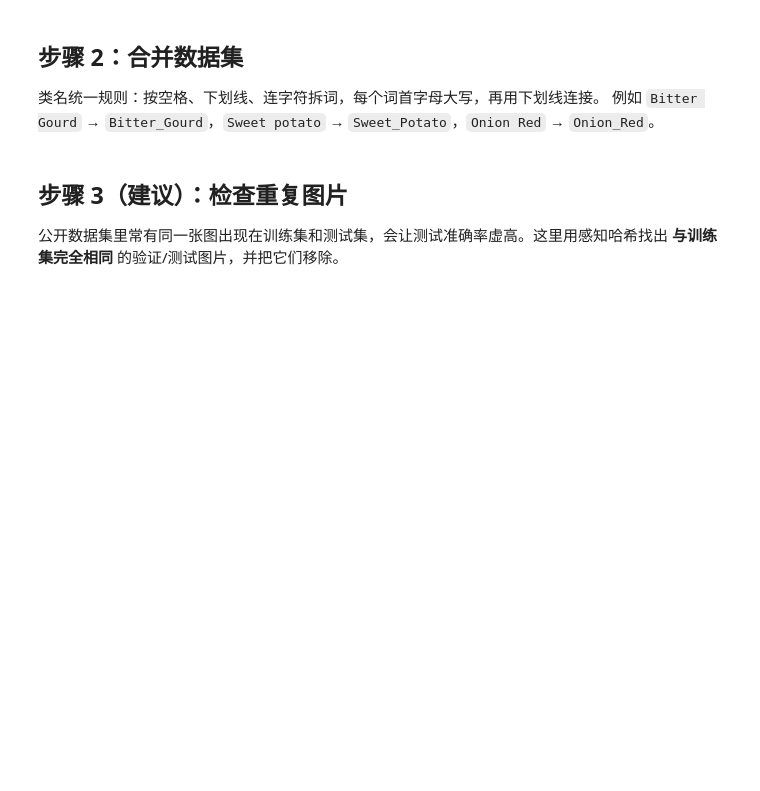
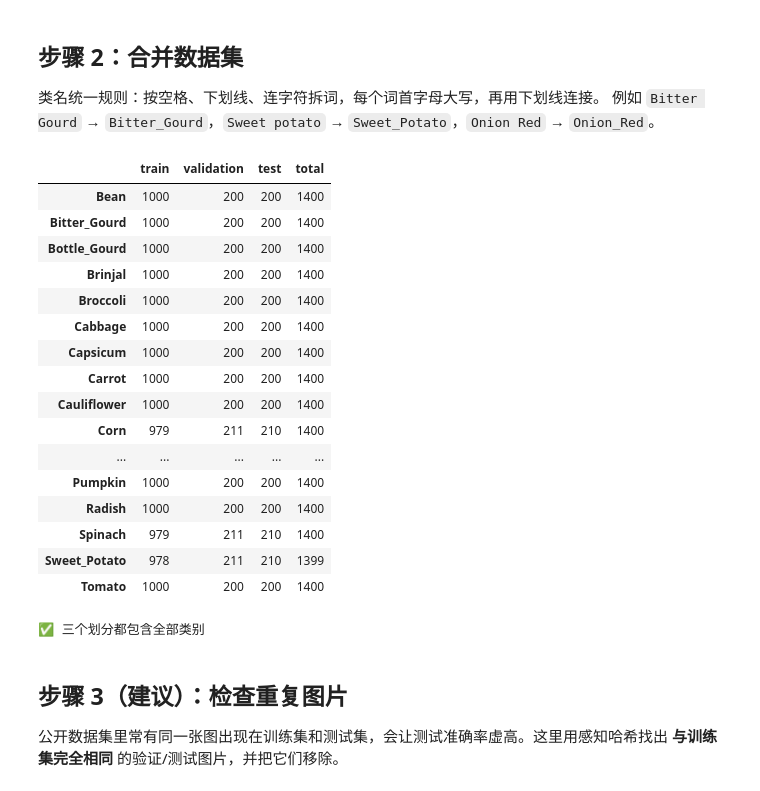
Before and after one commit to icey-alt/VeggieLens, a Jupyter notebook: ml/train_veggielens.ipynb, the cells around one changed output. Saved outputs shown, nothing was run; the diff lists cells and outputs as text; code cells hidden in the pictures; blank space fills up the shorter version.

```diff
--- a/ml/train_veggielens.ipynb
+++ b/ml/train_veggielens.ipynb
@@ -28,5 +35,10 @@ assert sys.version_info[:2] <= (3, 11), (
 # %%
-# 安装依赖。若环境里已预装更新版本的 TensorFlow，这一步会降级它，装完后请重启内核再继续。
-!pip install -q mediapipe-model-maker imagehash scikit-learn matplotlib pandas
+# 依赖都装在 conda 环境 tf216 里，这里确认当前内核用的是那个环境
+import importlib.util
+
+missing = [m for m in ["mediapipe_model_maker", "imagehash"] if importlib.util.find_spec(m) is None]
+assert not missing, (
+    f"当前环境缺少 {missing}：请用 conda 环境 tf216 运行；缺 imagehash 就在 tf216 里运行 pip install imagehash"
+)
 # %%
 import tensorflow as tf
@@ -82,10 +120,24 @@ APP_CLASSES = [
 ]
 OTHER_CLASS = "Other"
 # %%
-# 查看目录：确认 DATA_SOURCES 里的路径和子目录名
+# 在每个数据源下找到同时含有 train / validation / test 子目录的那一层（取最浅的）
+def find_split_root(base: Path, splits: dict) -> Path:
+    if base.is_dir():
+        dirs = sorted((p for p in [base, *base.rglob("*")] if p.is_dir()), key=lambda p: (len(p.parts), str(p)))
+        for d in dirs:
+            if all((d / sub).is_dir() for sub in splits.values()):
+                return d
+    raise FileNotFoundError(
+        f"在 {base} 下没找到同时包含 {sorted(splits.values())} 的目录，请确认数据集已解压到这里"
+    )
+
+
 for src in DATA_SOURCES:
-    root = Path(src["root"])
-    print(f"== {src['name']}: {root}  存在={root.exists()}")
-    if root.exists():
-        for child in sorted(root.iterdir())[:10]:
-            print("   ", child.name)
+    src["split_root"] = find_split_root(Path(src["root"]), src["splits"])
+    print(f"== {src['name']}: {src['split_root']}")
+    for sub in src["splits"].values():
+        classes = sorted(p.name for p in (src["split_root"] / sub).iterdir() if p.is_dir())
+        print(f"   {sub}: {len(classes)} 类 {classes}")
+
+print("其他类：", OTHER_DIR or "未提供")
+print("手机实拍测试集：", REAL_PHOTOS_DIR or "未提供")
@@ -101,8 +160,6 @@ import re
 import shutil
 
 import pandas as pd
-
-IMG_EXT = {".jpg", ".jpeg", ".png", ".bmp", ".webp"}
 
 
 def canonical(name: str) -> str:
@@ -126,7 +183,7 @@ unknown_folders = collections.Counter()
 
 for src in DATA_SOURCES:
     for split, sub in src["splits"].items():
-        split_dir = Path(src["root"]) / sub
+        split_dir = src["split_root"] / sub
         assert split_dir.is_dir(), f"找不到 {split_dir}，请检查 DATA_SOURCES"
         for class_dir in sorted(p for p in split_dir.iterdir() if p.is_dir()):
             label = CANON_TO_APP.get(canonical(class_dir.name))
@@ -136,33 +193,52 @@ for src in DATA_SOURCES:
             out = WORK_DIR / split / label
             out.mkdir(parents=True, exist_ok=True)
             for img in images_in(class_dir):
                 shutil.copy2(img, out / f"{src['name']}__{img.name}")
                 counts[split][label] += 1
 
 if OTHER_DIR:
     # 按文件名哈希确定性地划分 70/15/15，重复运行结果一致
     for img in sorted(p for p in Path(OTHER_DIR).rglob("*") if p.is_file() and p.suffix.lower() in IMG_EXT):
         bucket = int(hashlib.md5(img.name.encode()).hexdigest(), 16) % 100
         split = "train" if bucket < 70 else ("validation" if bucket < 85 else "test")
         out = WORK_DIR / split / OTHER_CLASS
         out.mkdir(parents=True, exist_ok=True)
         shutil.copy2(img, out / f"other__{img.name}")
         counts[split][OTHER_CLASS] += 1
 
 if unknown_folders:
     print("⚠️ 以下文件夹不在 APP_CLASSES 中，已跳过：")
     for k in unknown_folders:
         print("   ", k)
 
 table = pd.DataFrame(counts).fillna(0).astype(int).sort_index()
 table["total"] = table.sum(axis=1)
 display(table)
 
 expected = set(APP_CLASSES) | ({OTHER_CLASS} if OTHER_DIR else set())
 for split in ["train", "validation", "test"]:
     missing = expected - set(counts[split])
     assert not missing, f"{split} 缺少类别：{sorted(missing)}"
 print("✅ 三个划分都包含全部类别")
+# %% [output]
+|  | train | validation | test | total |
+| Bean | 1000 | 200 | 200 | 1400 |
+| Bitter_Gourd | 1000 | 200 | 200 | 1400 |
+| Bottle_Gourd | 1000 | 200 | 200 | 1400 |
+| Brinjal | 1000 | 200 | 200 | 1400 |
+| Broccoli | 1000 | 200 | 200 | 1400 |
+| Cabbage | 1000 | 200 | 200 | 1400 |
+| Capsicum | 1000 | 200 | 200 | 1400 |
+| Carrot | 1000 | 200 | 200 | 1400 |
+| Cauliflower | 1000 | 200 | 200 | 1400 |
+| Corn | 979 | 211 | 210 | 1400 |
+| ... | ... | ... | ... | ... |
+| Pumpkin | 1000 | 200 | 200 | 1400 |
+| Radish | 1000 | 200 | 200 | 1400 |
+| Spinach | 979 | 211 | 210 | 1400 |
+| Sweet_Potato | 978 | 211 | 210 | 1399 |
+| Tomato | 1000 | 200 | 200 | 1400 |
+✅ 三个划分都包含全部类别
 # %% [markdown]
 ## 步骤 3（建议）：检查重复图片
 
```
Also changed, not shown: parts of 16 cells of this notebook, 5 other files.
